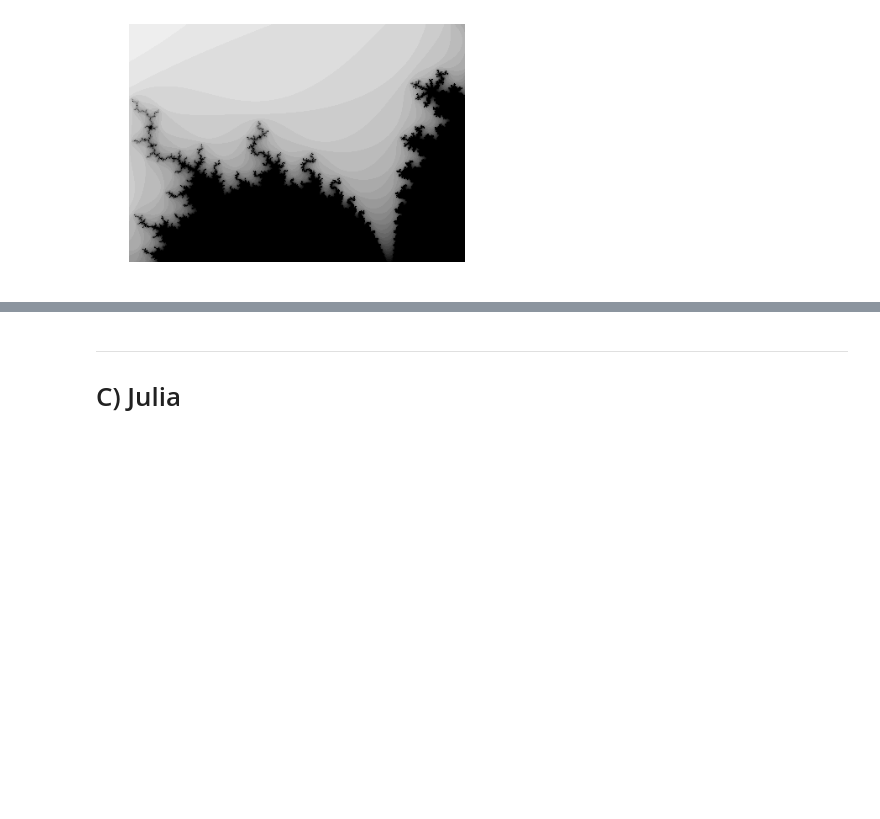
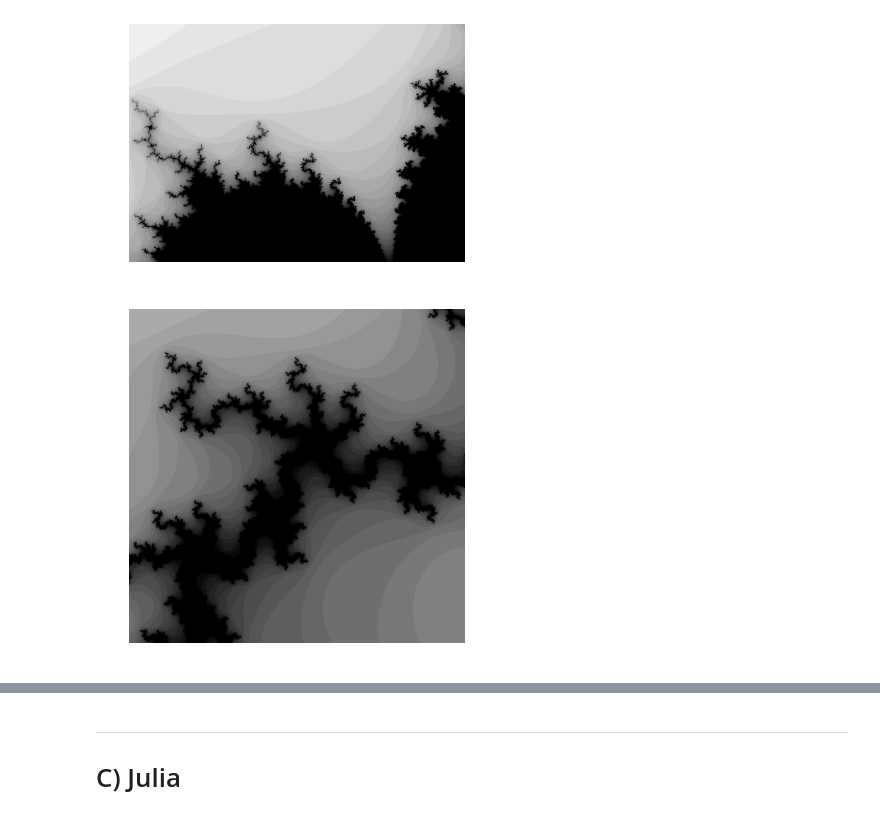
Before and after one commit to effa/iv122, a Jupyter notebook: 07-fractals-complex-numbers.ipynb, the cells around one changed output, grey strips where cells are left out. Drawn from its saved outputs; the diff is of its cells as text; code cells hidden in the pictures; blank space fills up the shorter version.

```diff
--- a/07-fractals-complex-numbers.ipynb
+++ b/07-fractals-complex-numbers.ipynb
@@ -106,3 +108,8 @@ im = mandelbrot_fractal(xmin=-1.3, xmax=-0.6, ymin=0.1, ymax=0.6)
 show_image(im, flipy=True)
 # %% [output]
 [figure]
+# %%
+im = mandelbrot_fractal(xmin=-0.94, xmax=-0.92, ymin=0.3, ymax=0.32)
+show_image(im, flipy=True)
+# %% [output]
+[figure, added]
```
Also changed, not shown: parts of 3 cells of this notebook, 1 other file.
